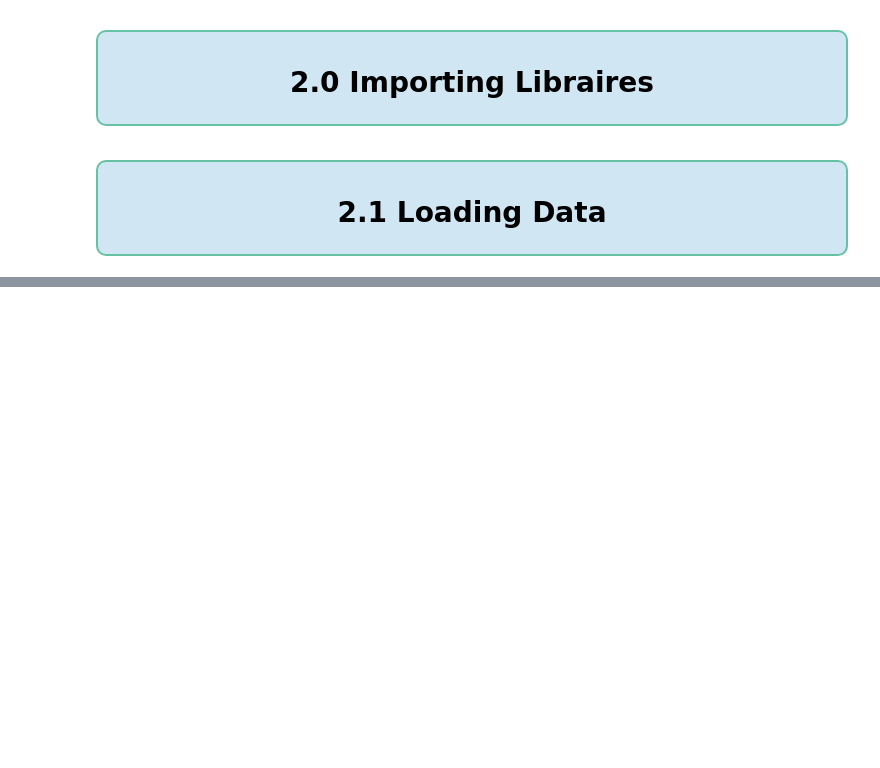
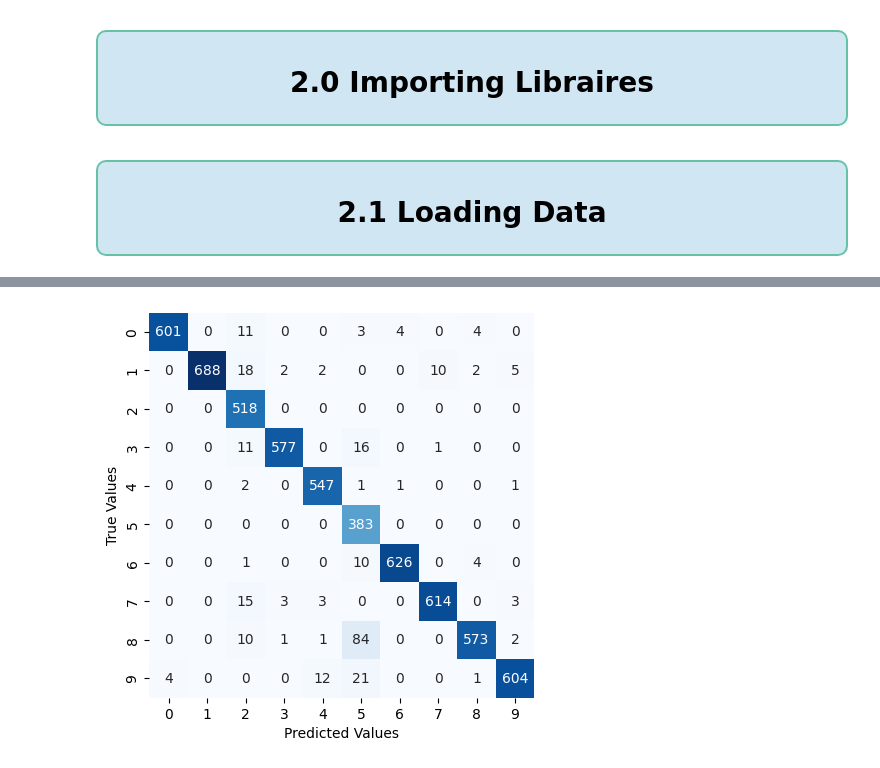
Before and after one commit to shaheeralics/Data-Science-Learning-With-Projects, a Jupyter notebook: Projects/ML - DL/P5 Classifying Hand Written Digits Using MNIST.ipynb, the cells around one changed output, grey strips where cells are left out. Cells and saved outputs as stored; diff of their text form; code cells hidden in the pictures; blank space fills up the shorter version.

```diff
--- a/Projects/ML - DL/P5 Classifying Hand Written Digits Using MNIST.ipynb
+++ b/Projects/ML - DL/P5 Classifying Hand Written Digits Using MNIST.ipynb
@@ -128,0 +482,16 @@ train = pd.read_csv('../../../datasets/Projects/P5 mnist hand written digits.zip
+# %%
+fig = plt.figure(figsize=(5, 5)) # Set Figure
+
+y_pred = model.predict(X_test) # Predict class probabilities as 2 => [0.1, 0, 0.9, 0, 0, 0, 0, 0, 0, 0]
+
+Y_pred = np.argmax(y_pred, 1) # Decode Predicted labels
+Y_test = np.argmax(y_test, 1) # Decode labels
+
+mat = confusion_matrix(Y_test, Y_pred) # Confusion matrix
+
+# Plot Confusion matrix
+sns.heatmap(mat.T, square=True, annot=True, cbar=False, cmap=plt.cm.Blues, fmt='.0f')
+plt.xlabel('Predicted Values')
+plt.ylabel('True Values');
+plt.show();
+# %% [output]
@@ -128,0 +499 @@ train = pd.read_csv('../../../datasets/Projects/P5 mnist hand written digits.zip
+[figure, added]
```
Also changed, not shown: parts of 61 cells of this notebook.
